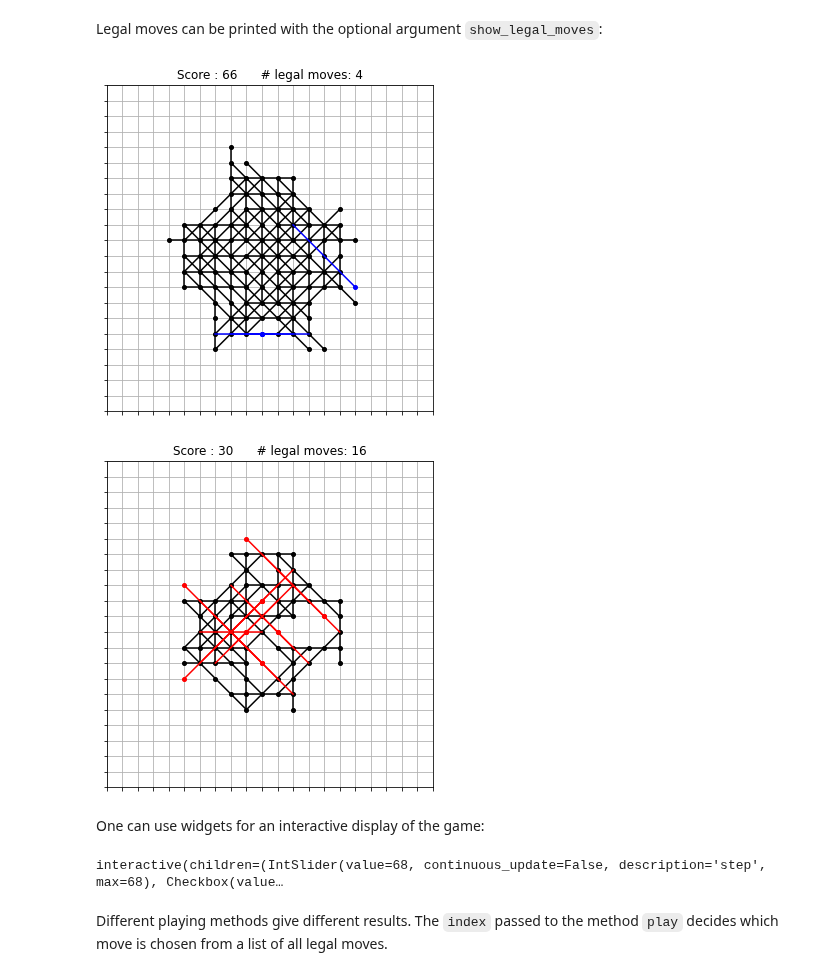
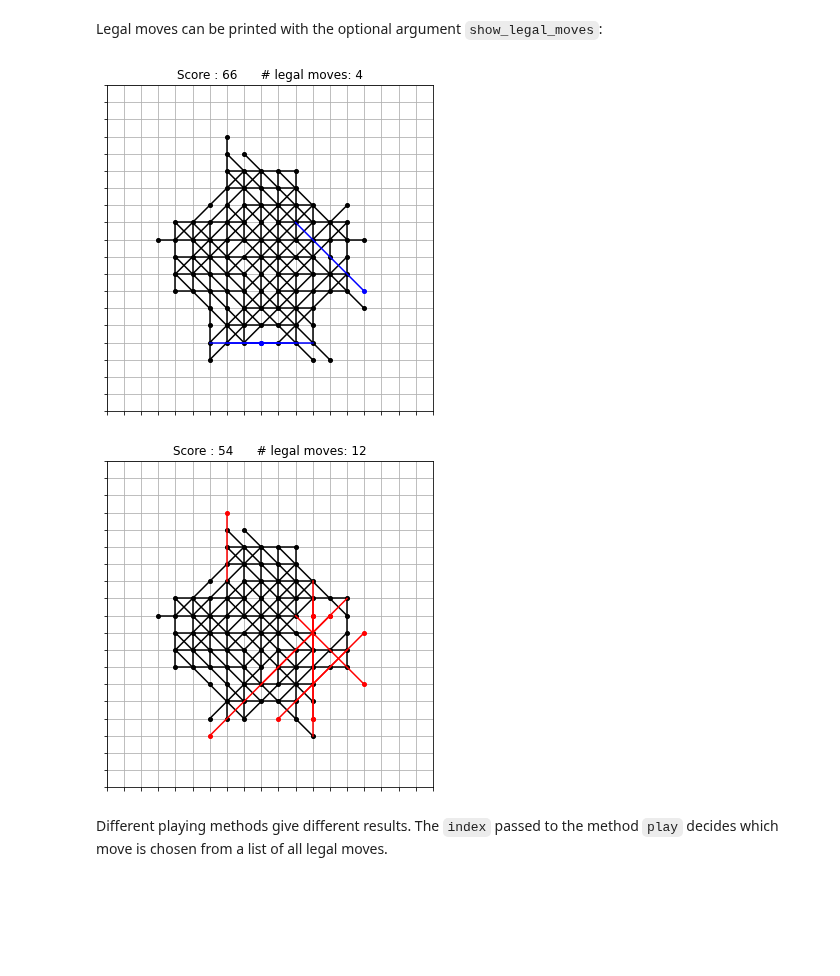
Before and after one commit to gillioz/MorpionSolitaire, a Jupyter notebook: Documentation.ipynb, the cells around one changed output. Cells and saved outputs as stored; diff of their text form; code cells hidden in the pictures; blank space fills up the shorter version.

```diff
--- a/Documentation.ipynb
+++ b/Documentation.ipynb
@@ -139,0 +144,4 @@ endgame.print()
+# %%
+game = StartingGame()
+endgame = game.play(index = 0, copy_grid = True)
+game.print()
@@ -152,0 +159,3 @@ endgame.get_parent(2).print()
+# %%
+middlegame = endgame.unplay(2)
+middlegame.print()
@@ -153,27 +164,14 @@ endgame.get_parent(2).print()
 # %% [markdown]
 Legal moves can be printed with the optional argument `show_legal_moves`:
 # %%
-endgame.get_parent(2).print(show_legal_moves = True)
+middlegame.print(show_legal_moves = True)
 # %% [output]
-[figure, old version]
+[figure, new version]
 # %%
+middlegame = middlegame.unplay(12)
 middlegame.print(show_legal_moves = True, legal_moves_color = 'r')
 # %% [output]
-[figure, old version]
+[figure, new version]
-# %% [markdown]
-One can use widgets for an interactive display of the game:
-# %%
-import ipywidgets as widgets
-
-def printgame(step, moves):
-    return endgame.get_parent(endgame.score - step).print(show_legal_moves = moves)
-
-widgets.interact(printgame,
-                 step = widgets.IntSlider(min=0, max=endgame.score, step=1, value=endgame.score,
-                                          continuous_update=False),
-                 moves = False);
-# %% [output]
-interactive(children=(IntSlider(value=68, continuous_update=False, description='step', max=68), Checkbox(value…
 # %% [markdown]
 Different playing methods give different results.
 The `index` passed to the method `play` decides which move is chosen from a list of all legal moves.
```
Also changed, not shown: parts of 43 cells of this notebook, 14 other files.
